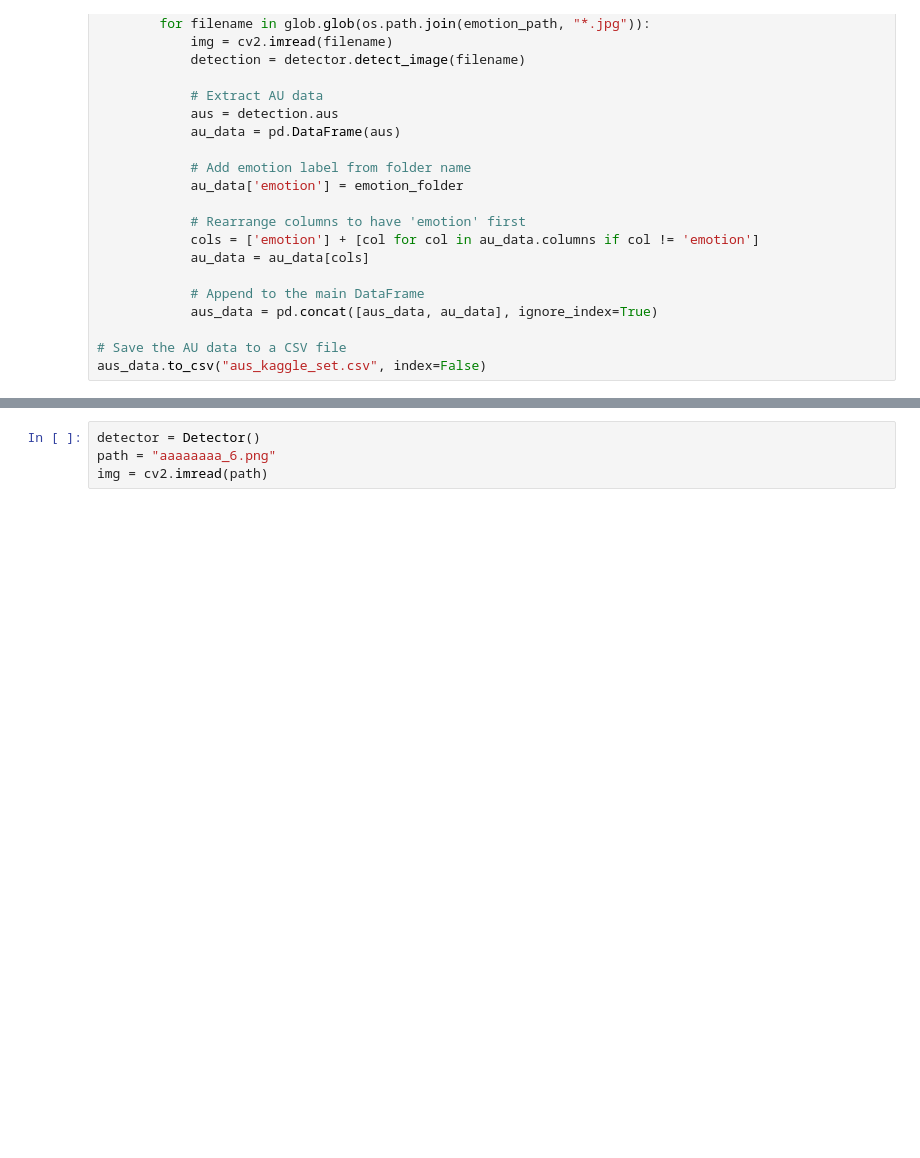
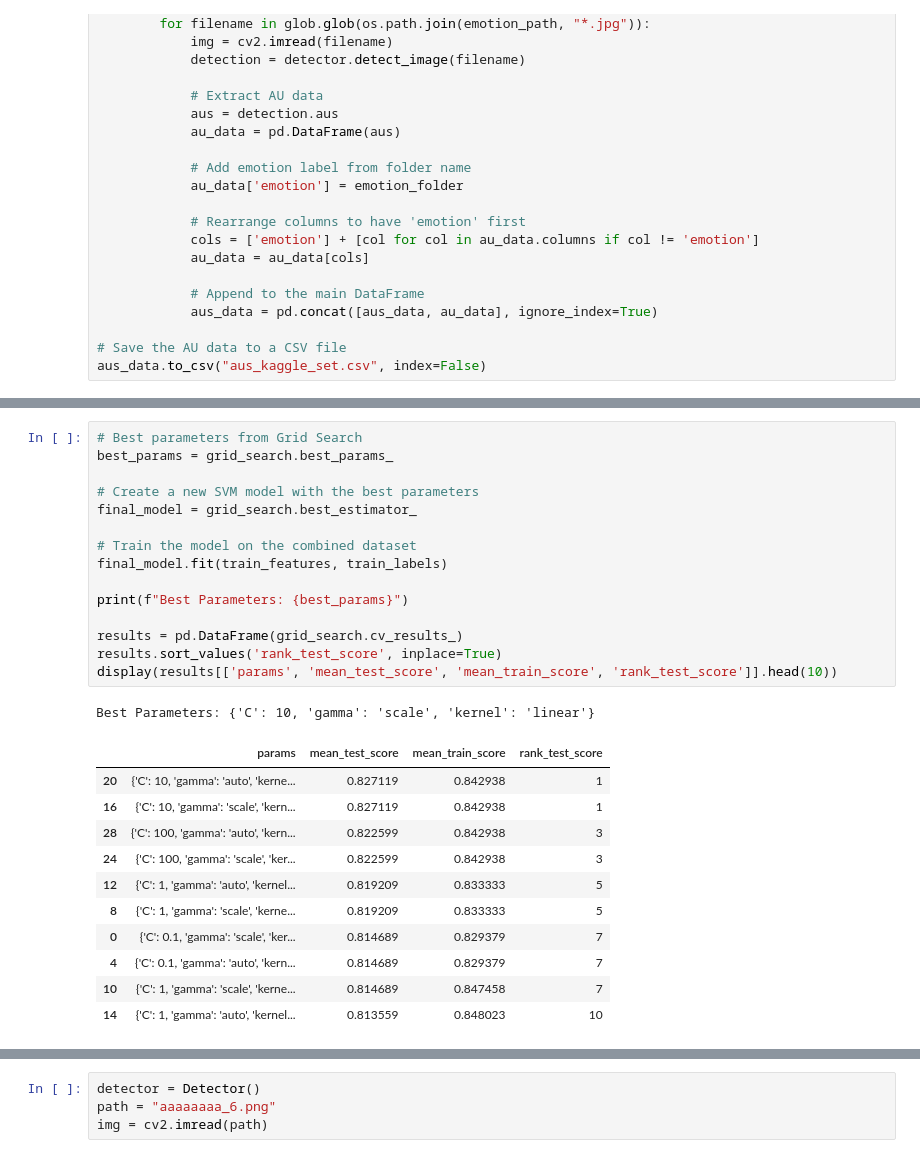
Before and after one commit to Grutschus/botender, a Jupyter notebook: model-training/model_training.ipynb, the cells around one changed output, grey strips where cells are left out. Cells and saved outputs as stored; diff of their text form; blank space fills up the shorter version.

```diff
--- a/model-training/model_training.ipynb
+++ b/model-training/model_training.ipynb
@@ -125,0 +119,28 @@ print(f"Final Model Test Set Accuracy: {test_accuracy}")
+# %%
+# Best parameters from Grid Search
+best_params = grid_search.best_params_
+
+# Create a new SVM model with the best parameters
+final_model = grid_search.best_estimator_
+
+# Train the model on the combined dataset
+final_model.fit(train_features, train_labels)
+
+print(f"Best Parameters: {best_params}")
+
+results = pd.DataFrame(grid_search.cv_results_)
+results.sort_values('rank_test_score', inplace=True)
+display(results[['params', 'mean_test_score', 'mean_train_score', 'rank_test_score']].head(10))
+# %% [output]
+Best Parameters: {'C': 10, 'gamma': 'scale', 'kernel': 'linear'}
+|  | params | mean_test_score | mean_train_score | rank_test_score |
+| 20 | {'C': 10, 'gamma': 'auto', 'kerne... | 0.827119 | 0.842938 | 1 |
+| 16 | {'C': 10, 'gamma': 'scale', 'kern... | 0.827119 | 0.842938 | 1 |
+| 28 | {'C': 100, 'gamma': 'auto', 'kern... | 0.822599 | 0.842938 | 3 |
+| 24 | {'C': 100, 'gamma': 'scale', 'ker... | 0.822599 | 0.842938 | 3 |
+| 12 | {'C': 1, 'gamma': 'auto', 'kernel... | 0.819209 | 0.833333 | 5 |
+| 8 | {'C': 1, 'gamma': 'scale', 'kerne... | 0.819209 | 0.833333 | 5 |
+| 0 | {'C': 0.1, 'gamma': 'scale', 'ker... | 0.814689 | 0.829379 | 7 |
+| 4 | {'C': 0.1, 'gamma': 'auto', 'kern... | 0.814689 | 0.829379 | 7 |
+| 10 | {'C': 1, 'gamma': 'scale', 'kerne... | 0.814689 | 0.847458 | 7 |
+| 14 | {'C': 1, 'gamma': 'auto', 'kernel... | 0.813559 | 0.848023 | 10 |
```
Also changed, not shown: parts of 12 cells of this notebook, 10 other files.
